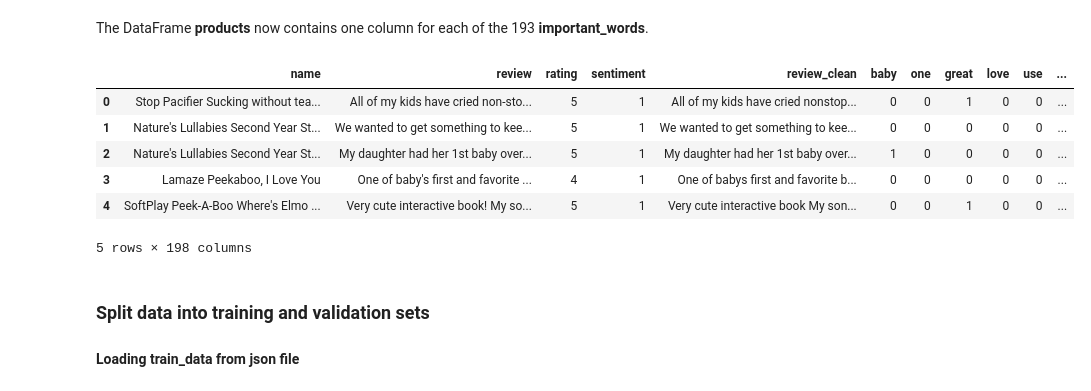
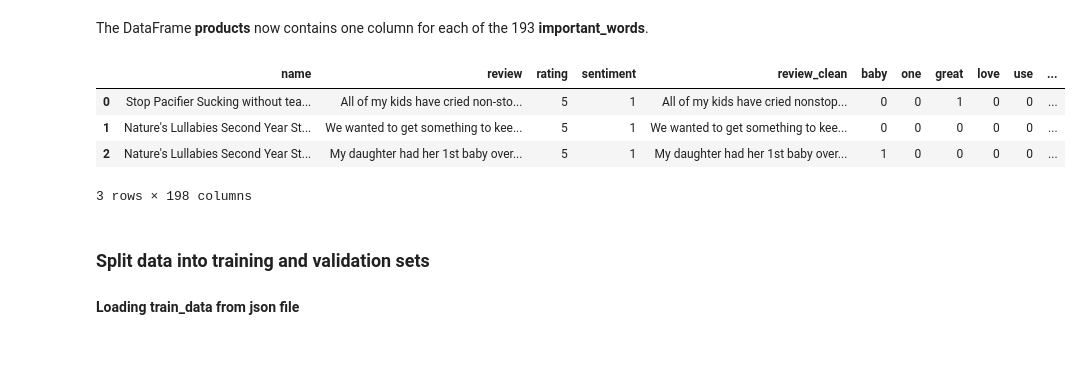
Before and after one commit to ddumet/coursera_machine_learning_classification, a Jupyter notebook: module-10-online-learning-assignment.ipynb, the cells around one changed output. Cells and saved outputs as stored; diff of their text form; code cells hidden in the pictures; blank space fills up the shorter version.

```diff
--- a/module-10-online-learning-assignment.ipynb
+++ b/module-10-online-learning-assignment.ipynb
@@ -67,15 +69,13 @@ Wall time: 1min 42s
 # %% [markdown]
 The DataFrame **products** now contains one column for each of the 193 **important_words**.
 # %%
-products.head(5)
+products.head(3)
 # %% [output]
 |  | name | review | rating | sentiment | review_clean | baby | one | great | love | use | ... |
 | 0 | Stop Pacifier Sucking without tea... | All of my kids have cried non-sto... | 5 | 1 | All of my kids have cried nonstop... | 0 | 0 | 1 | 0 | 0 | ... |
 | 1 | Nature's Lullabies Second Year St... | We wanted to get something to kee... | 5 | 1 | We wanted to get something to kee... | 0 | 0 | 0 | 0 | 0 | ... |
 | 2 | Nature's Lullabies Second Year St... | My daughter had her 1st baby over... | 5 | 1 | My daughter had her 1st baby over... | 1 | 0 | 0 | 0 | 0 | ... |
-| 3 | Lamaze Peekaboo, I Love You | One of baby's first and favorite ... | 4 | 1 | One of babys first and favorite b... | 0 | 0 | 0 | 0 | 0 | ... |
-| 4 | SoftPlay Peek-A-Boo Where's Elmo ... | Very cute interactive book! My so... | 5 | 1 | Very cute interactive book My son... | 0 | 0 | 1 | 0 | 0 | ... |
-5 rows × 198 columns
+3 rows × 198 columns
 # %% [markdown]
 ### Split data into training and validation sets
 
```
Also changed, not shown: parts of 28 cells of this notebook.
